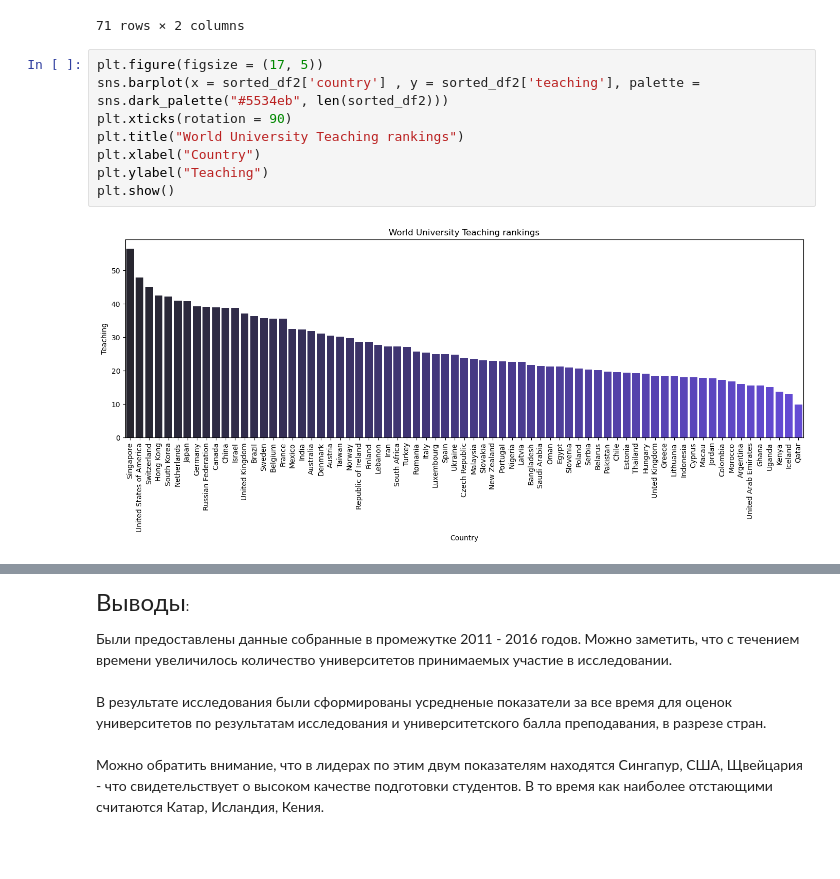
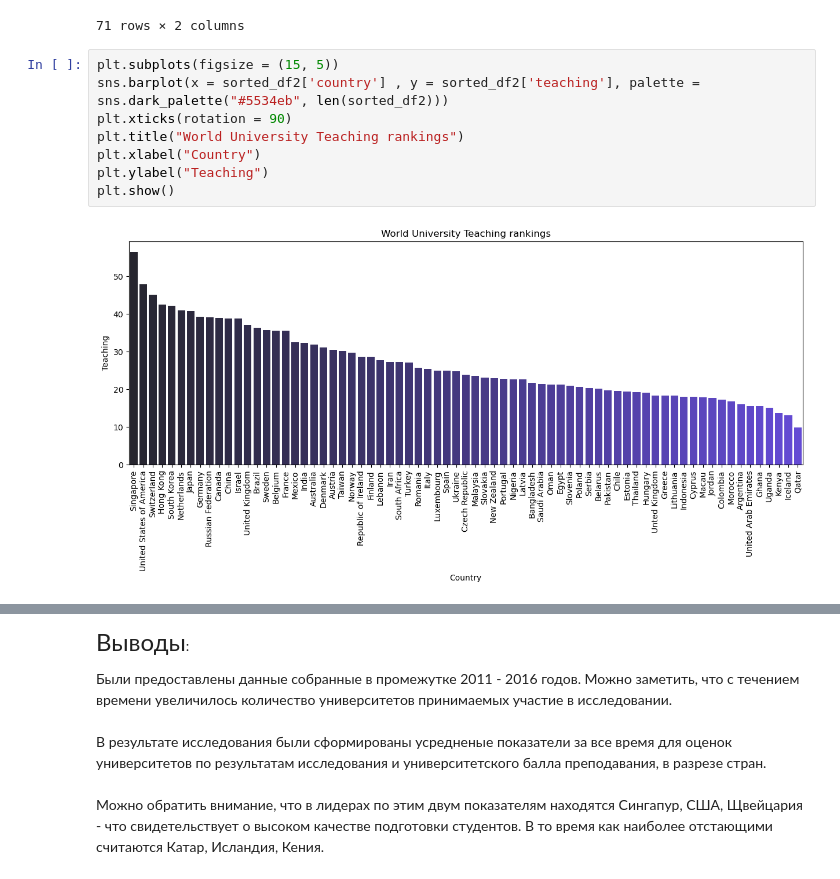
Before and after one commit to Diana-Shilova/TMSds, a Jupyter notebook: lesson13/EDA_1.ipynb, the cells around one changed output, grey strips where cells are left out. Drawn from its saved outputs; the diff is of its cells as text; blank space fills up the shorter version.

```diff
--- a/lesson13/EDA_1.ipynb
+++ b/lesson13/EDA_1.ipynb
@@ -407,13 +432,13 @@ sorted_df2
 | 67 | Qatar | 9.900000 |
 71 rows × 2 columns
 # %%
-plt.figure(figsize = (17, 5))
+plt.subplots(figsize = (15, 5))
 sns.barplot(x = sorted_df2['country'] , y = sorted_df2['teaching'], palette = sns.dark_palette("#5534eb", len(sorted_df2)))
 plt.xticks(rotation = 90)
 plt.title("World University Teaching rankings")
 plt.xlabel("Country")
 plt.ylabel("Teaching")
 plt.show()
 # %% [output]
-[figure, old version]
+[figure, new version]
 # %%
```
Also changed, not shown: parts of 26 cells of this notebook.
